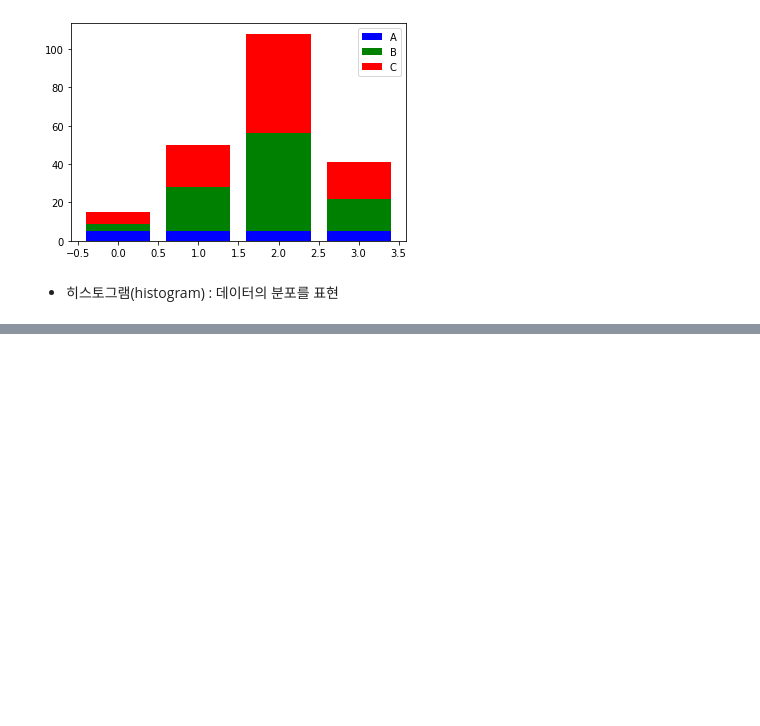
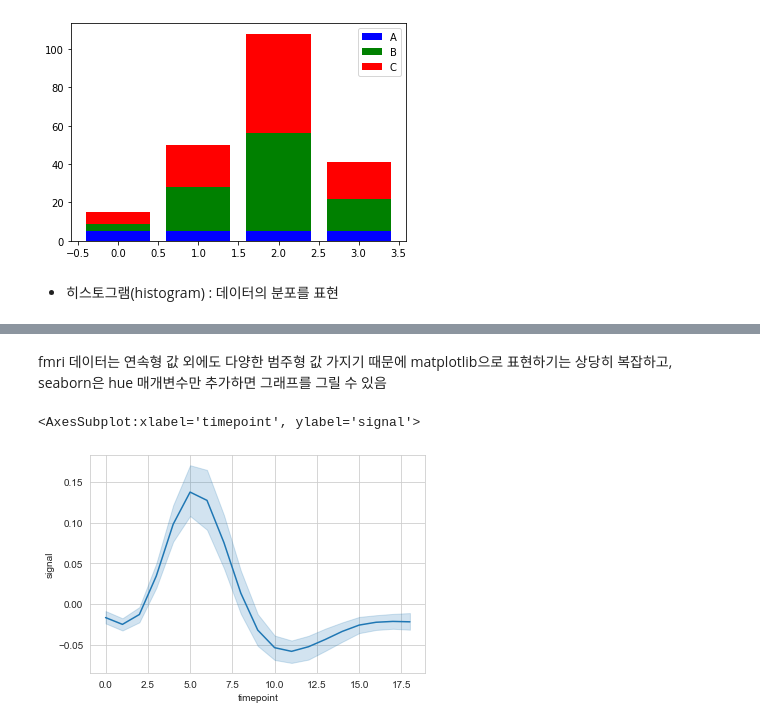
Before and after one commit to Laeti-Park/Data-Science, a Jupyter notebook: N1. Python Machine Learning/Study5.ipynb, the cells around one changed output, grey strips where cells are left out. Cells and saved outputs as stored; diff of their text form; code cells hidden in the pictures; blank space fills up the shorter version.

```diff
--- a/N1. Python Machine Learning/Study5.ipynb
+++ b/N1. Python Machine Learning/Study5.ipynb
@@ -287,0 +295,6 @@ plt.show()
+# %%
+import seaborn as sns           # seaborn 모듈 호출
+
+# fmri 데이터셋 : 환자별(subject) 시가점마다의 fmri signal 값을 담고 있는 데이터
+fmri = sns.load_dataset("fmri")
+fmri
@@ -287,0 +315,8 @@ plt.show()
+# %% [markdown]
+fmri 데이터는 연속형 값 외에도 다양한 범주형 값 가지기 때문에 matplotlib으로 표현하기는 상당히 복잡하고, seaborn은 hue 매개변수만 추가하면 그래프를 그릴 수 있음
+# %%
+sns.set_style("whitegrid")      # 기본 스타일 적용
+sns.lineplot(x="timepoint", y="signal", data=fmri)  # 선 그래프 작성
+# %% [output]
+<AxesSubplot:xlabel='timepoint', ylabel='signal'>
+[figure, added]
```
Also changed, not shown: parts of 43 cells of this notebook, 1 other file.
